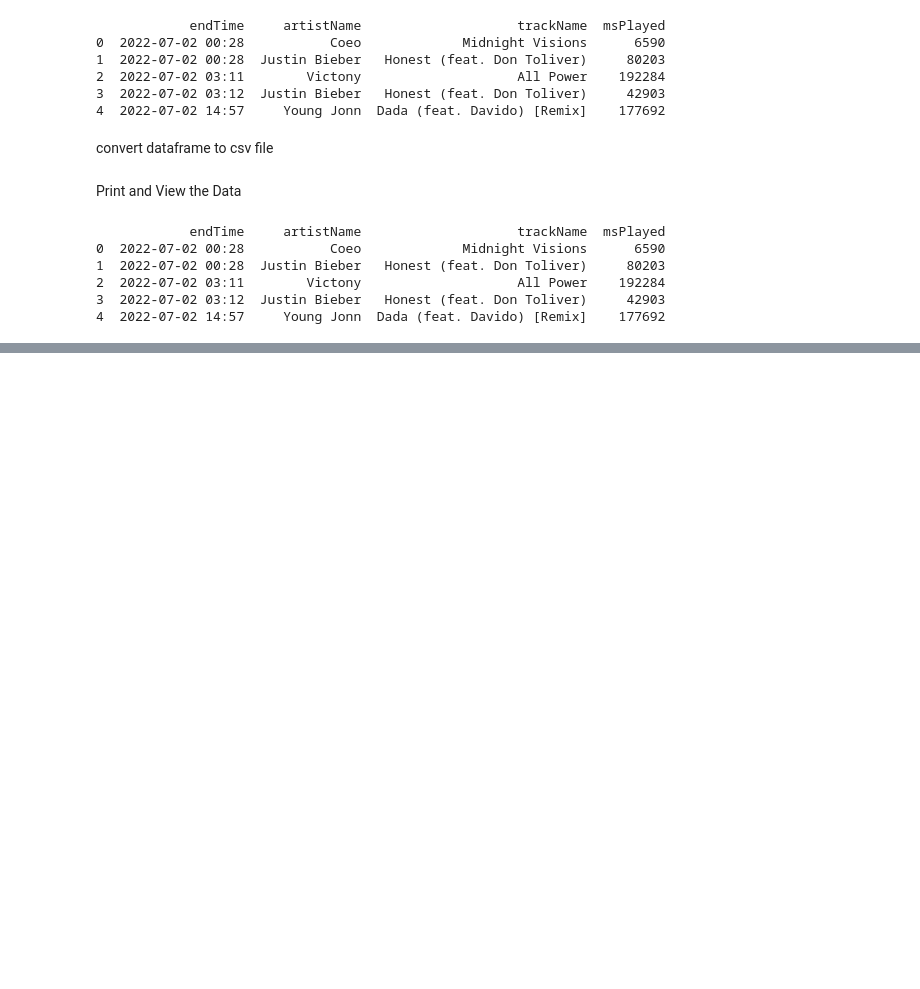
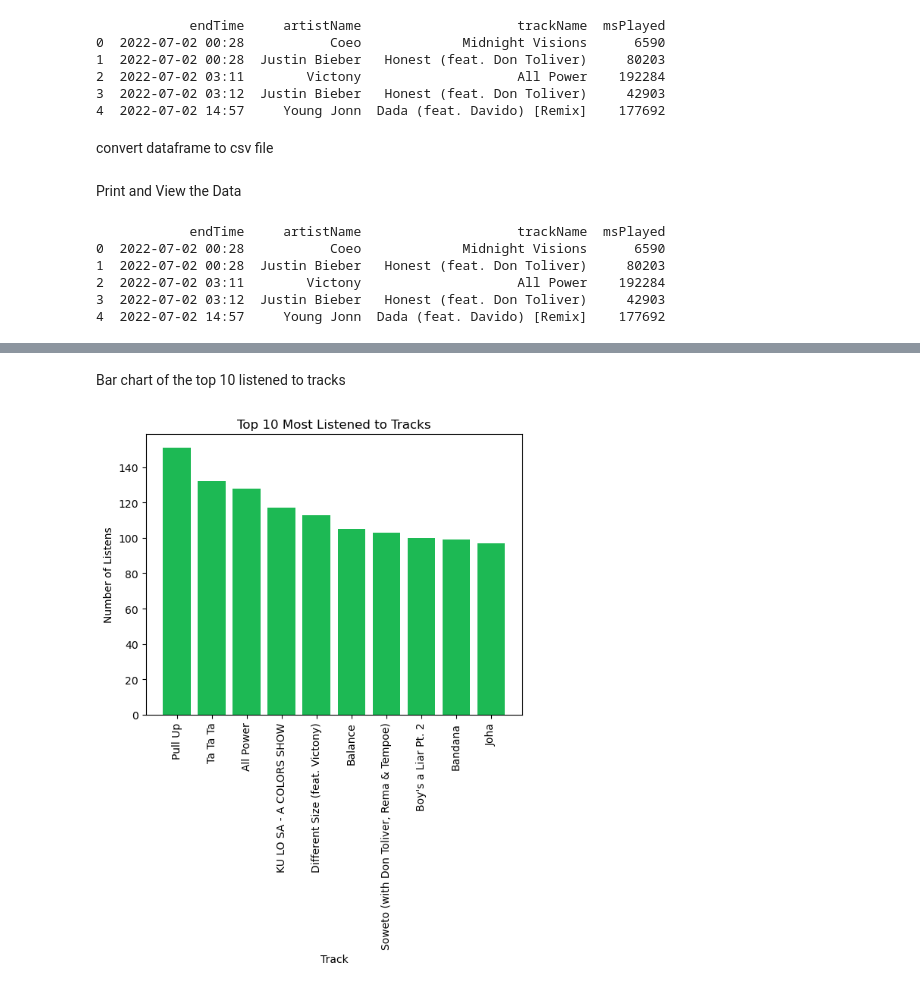
Before and after one commit to kechiemerole/Spotify-Data-Mining-Project, a Jupyter notebook: Spotify_EDA_Notebook.ipynb, the cells around one changed output, grey strips where cells are left out. Cells and saved outputs as stored; diff of their text form; code cells hidden in the pictures; blank space fills up the shorter version.

```diff
--- a/Spotify_EDA_Notebook.ipynb
+++ b/Spotify_EDA_Notebook.ipynb
@@ -57,0 +126,17 @@ print(result.head())
+# %% [markdown]
+Bar chart of the top 10 listened to tracks
+# %%
+track_counts = data['trackName'].value_counts()
+
+# Select the top 10 tracks
+top_10_tracks = track_counts.head(10)
+
+# Plot the bar chart for the top 10 tracks
+plt.bar(top_10_tracks.index, top_10_tracks.values, color=spotify_green)
+plt.xlabel('Track')
+plt.ylabel('Number of Listens')
+plt.title('Top 10 Most Listened to Tracks')
+plt.xticks(rotation=90)
+plt.show()
+# %% [output]
+[figure, added]
```
Also changed, not shown: parts of 12 cells of this notebook.
